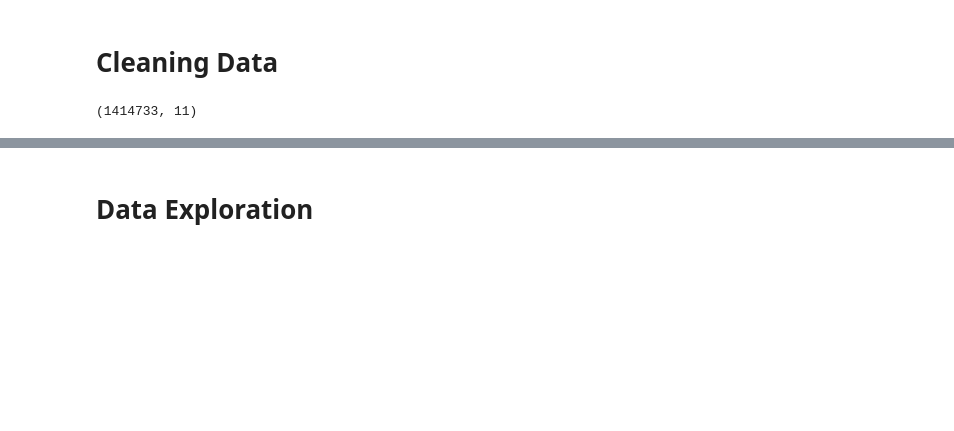
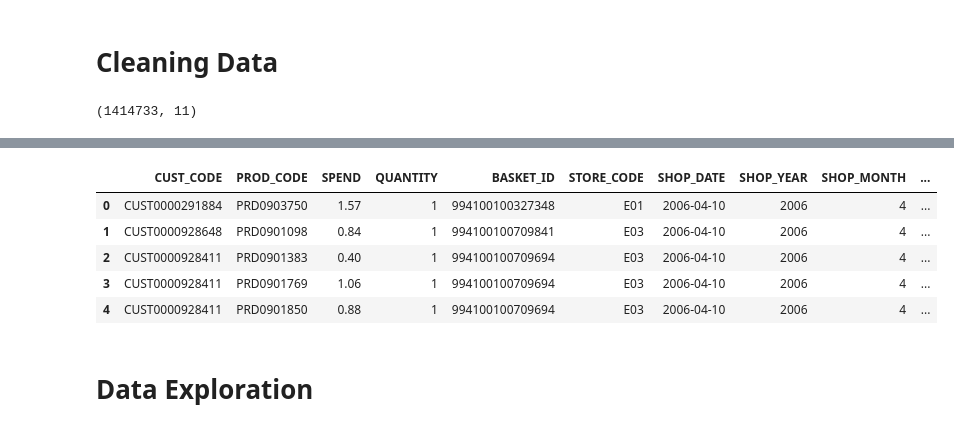
Before and after one commit to abinavrameshs/Analysis-of-Loyalty-program, a Jupyter notebook: loyalty_analysis.ipynb, the cells around one changed output, grey strips where cells are left out. Cells and saved outputs as stored; diff of their text form; code cells hidden in the pictures; blank space fills up the shorter version.

```diff
--- a/loyalty_analysis.ipynb
+++ b/loyalty_analysis.ipynb
@@ -129,6 +129,27 @@ sales_2007.head()
 | 1025276 | CUST0000764276 | PRD0903074 | 1.01 | 1 | 994103900565824 | W02 | 2007-01-01 | 2007 | 1 |
 | 1025277 | CUST0000035935 | PRD0901942 | 0.40 | 1 | 994103900161988 | W01 | 2007-01-01 | 2007 | 1 |
 | 1025278 | CUST0000427023 | PRD0904887 | 1.02 | 1 | 994103900378560 | W02 | 2007-01-01 | 2007 | 1 |
+# %%
+sales_customer = pd.merge(sales_fact, cust_dim,  how="left",on="CUST_CODE")
+
+def impute_null(x):
+    if x[0]=='Not Loyalty Member':
+        return 'Not Loyalty Member'
+    else :
+        return x[1]
+
+
+sales_customer['CUST_LIFESTAGE']=sales_customer[['LOYALTY_MEMBER','CUST_LIFESTAGE']].apply(impute_null, axis=1)
+sales_customer['CUST_LIFESTAGE_DESCRIPTION']=sales_customer[['LOYALTY_MEMBER','CUST_LIFESTAGE_DESCRIPTION']].apply(impute_null, axis=1)
+
+sales_customer.head()
+# %% [output]
+|  | CUST_CODE | PROD_CODE | SPEND | QUANTITY | BASKET_ID | STORE_CODE | SHOP_DATE | SHOP_YEAR | SHOP_MONTH | ... |
+| 0 | CUST0000291884 | PRD0903750 | 1.57 | 1 | 994100100327348 | E01 | 2006-04-10 | 2006 | 4 | ... |
+| 1 | CUST0000928648 | PRD0901098 | 0.84 | 1 | 994100100709841 | E03 | 2006-04-10 | 2006 | 4 | ... |
+| 2 | CUST0000928411 | PRD0901383 | 0.40 | 1 | 994100100709694 | E03 | 2006-04-10 | 2006 | 4 | ... |
+| 3 | CUST0000928411 | PRD0901769 | 1.06 | 1 | 994100100709694 | E03 | 2006-04-10 | 2006 | 4 | ... |
+| 4 | CUST0000928411 | PRD0901850 | 0.88 | 1 | 994100100709694 | E03 | 2006-04-10 | 2006 | 4 | ... |
 # %% [markdown]
 # Data Exploration
 # %% [markdown]
```
Also changed, not shown: parts of 5 cells of this notebook.
